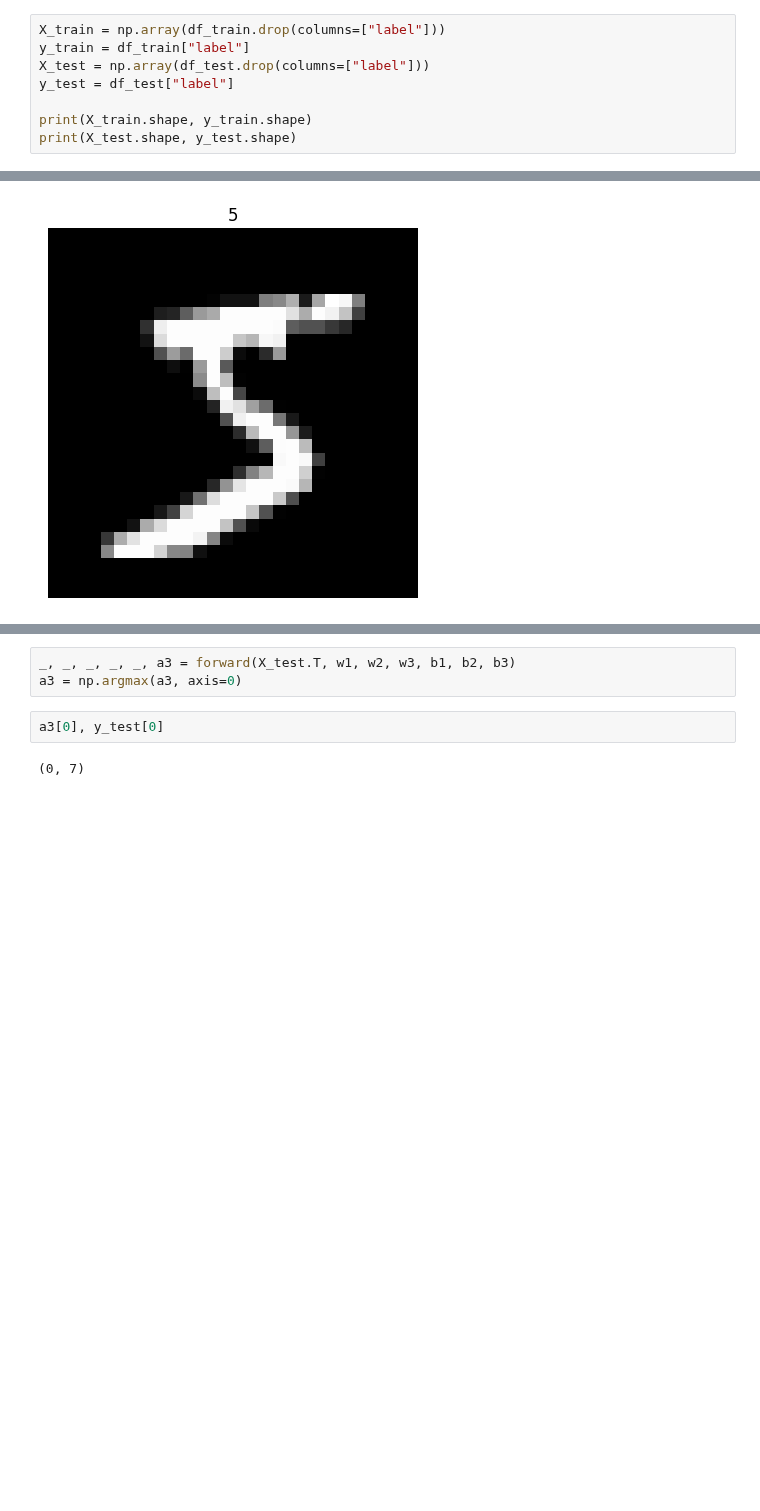
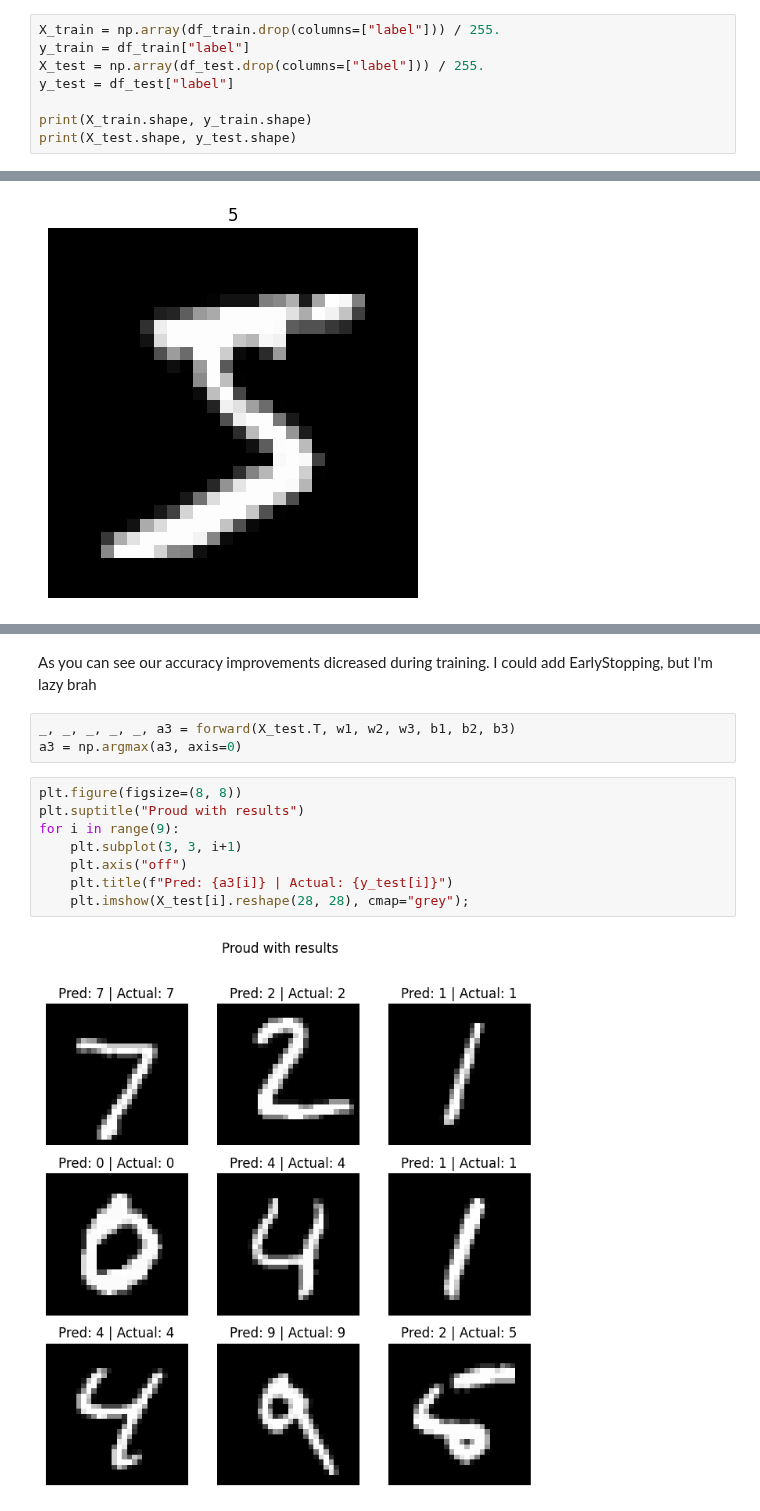
Before and after one commit to Cheslaff/KurwAI-archive, a Jupyter notebook: Guides/Feed-Forward Net.ipynb, the cells around one changed output, grey strips where cells are left out. Drawn from its saved outputs; the diff is of its cells as text; blank space fills up the shorter version.

```diff
--- a/Guides/Feed-Forward Net.ipynb
+++ b/Guides/Feed-Forward Net.ipynb
@@ -298,9 +298,9 @@ import pandas as pd
 df_train = pd.read_csv("mnist_train.csv")
 df_test = pd.read_csv("mnist_test.csv")
 # %%
-X_train = np.array(df_train.drop(columns=["label"]))
+X_train = np.array(df_train.drop(columns=["label"])) / 255.
 y_train = df_train["label"]
-X_test = np.array(df_test.drop(columns=["label"]))
+X_test = np.array(df_test.drop(columns=["label"])) / 255.
 y_test = df_test["label"]
 
 print(X_train.shape, y_train.shape)
@@ -415,10 +422,19 @@ w1, b1, w2, b2, w3, b3 = nn_fit(X_train, y_train)
+# %% [markdown]
+As you can see our accuracy improvements dicreased during training.
+I could add EarlyStopping, but I'm lazy brah
 # %%
 _, _, _, _, _, a3 = forward(X_test.T, w1, w2, w3, b1, b2, b3)
 a3 = np.argmax(a3, axis=0)
-# %%
-a3[0], y_test[0]
-# %% [output]
-(0, 7)
+# %%
+plt.figure(figsize=(8, 8))
+plt.suptitle("Proud with results")
+for i in range(9):
+    plt.subplot(3, 3, i+1)
+    plt.axis("off")
+    plt.title(f"Pred: {a3[i]} | Actual: {y_test[i]}")
+    plt.imshow(X_test[i].reshape(28, 28), cmap="grey");
+# %% [output]
+[figure, added]
 # %% [markdown]
 <p align="center">
 <img src="https://static-00.iconduck.com/assets.00/beaver-emoji-2048x2019-61w8w8mn.png" width=10%><br>
```
Also changed, not shown: parts of 3 cells of this notebook.
